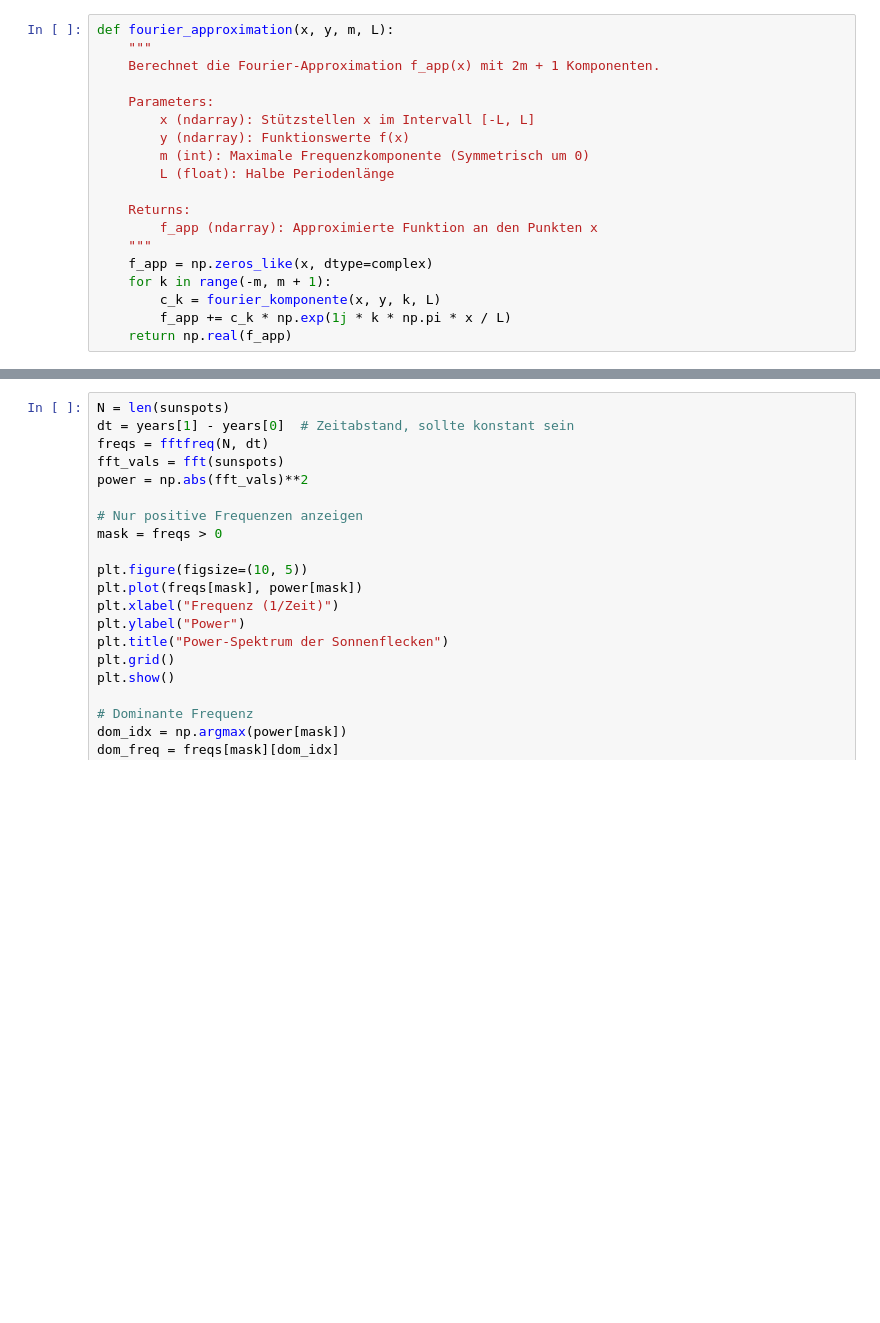
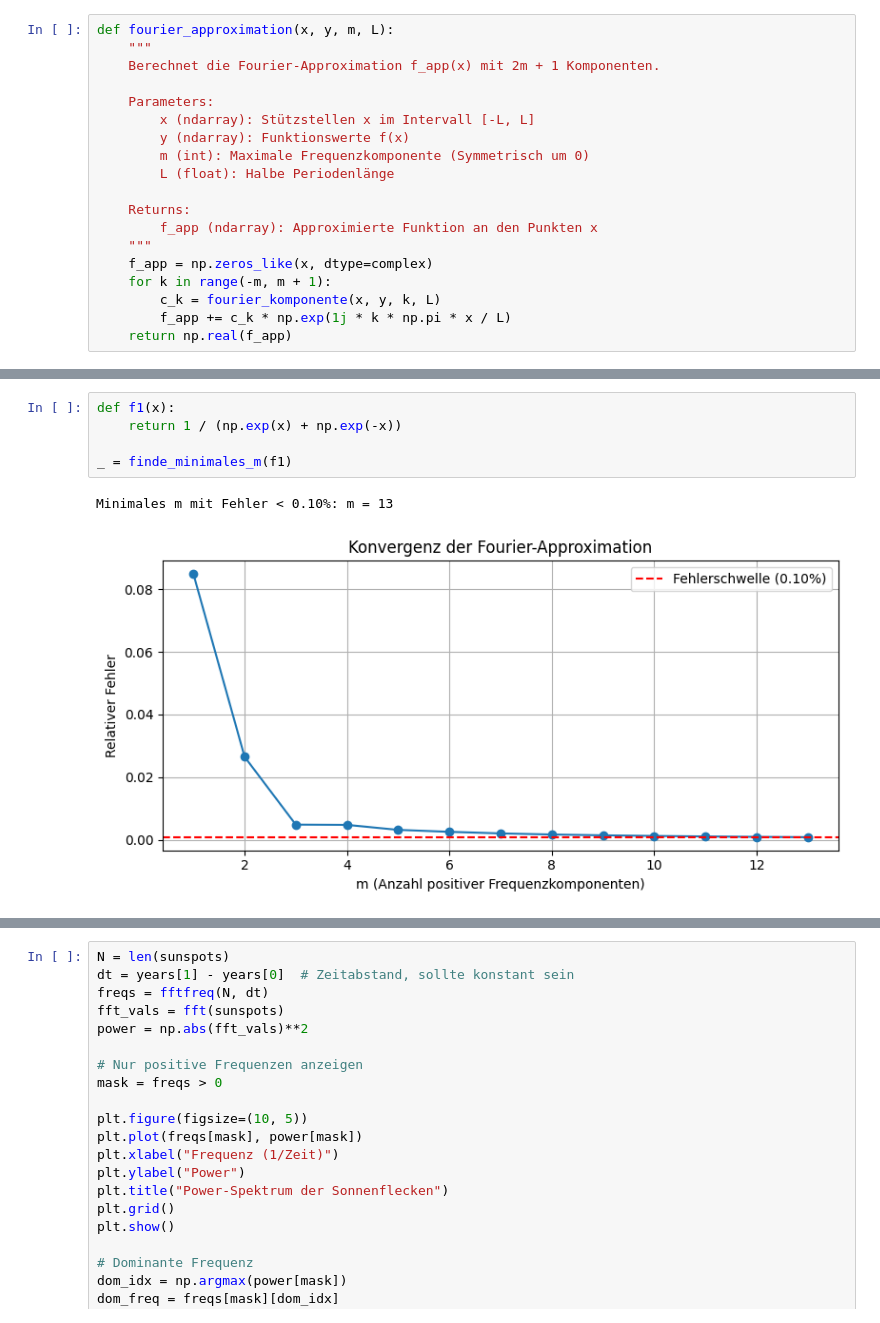
Before and after one commit to elmi3/vta_mc_2, a Jupyter notebook: mc.ipynb, the cells around one changed output, grey strips where cells are left out. Cells and saved outputs as stored; diff of their text form; blank space fills up the shorter version.

```diff
--- a/mc.ipynb
+++ b/mc.ipynb
@@ -157 +281,9 @@ m = 13, Fehler = 0.000915
+# %%
+def f1(x):
+    return 1 / (np.exp(x) + np.exp(-x))
+
+_ = finde_minimales_m(f1)
+# %% [output]
+Minimales m mit Fehler < 0.10%: m = 13
+[figure, added]
 # %% [markdown]
```
Also changed, not shown: parts of 16 cells of this notebook.
